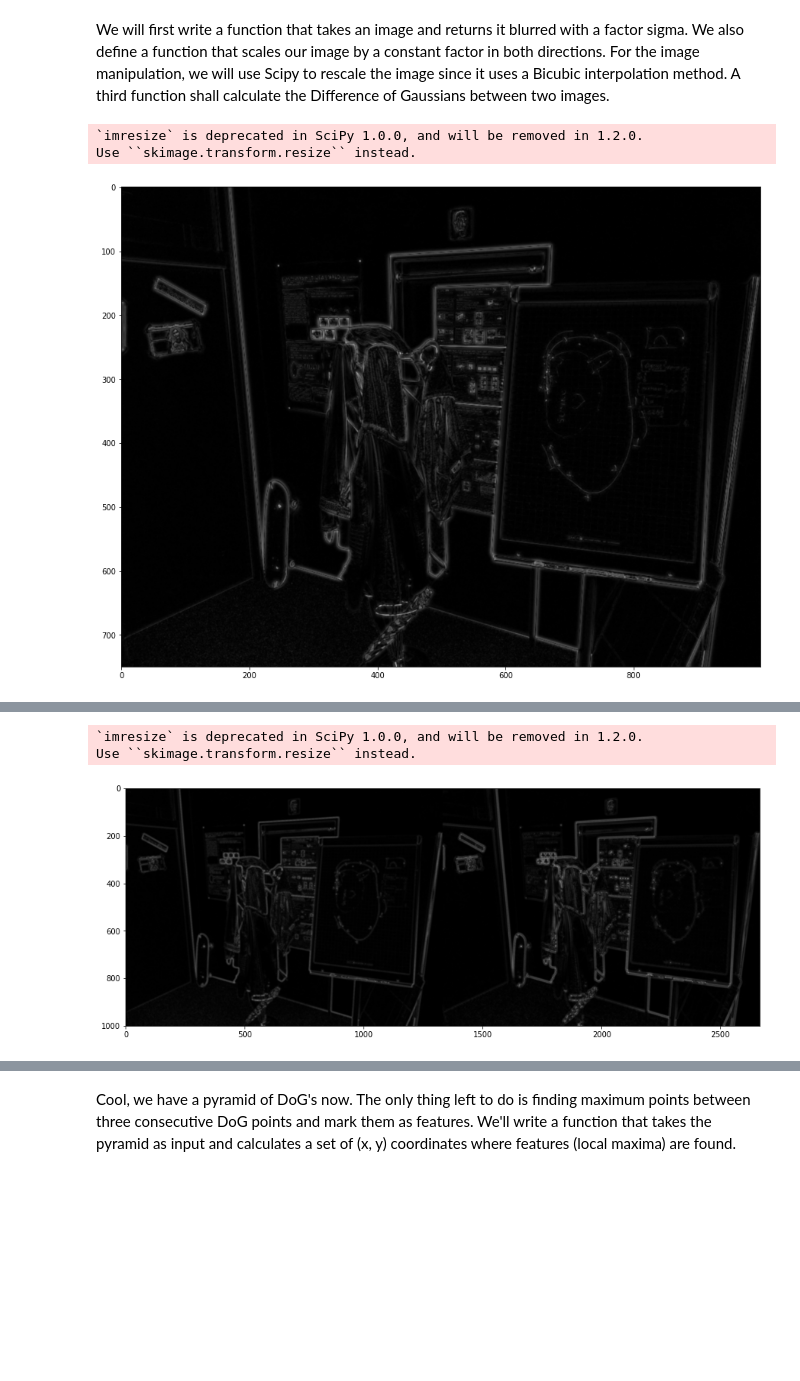
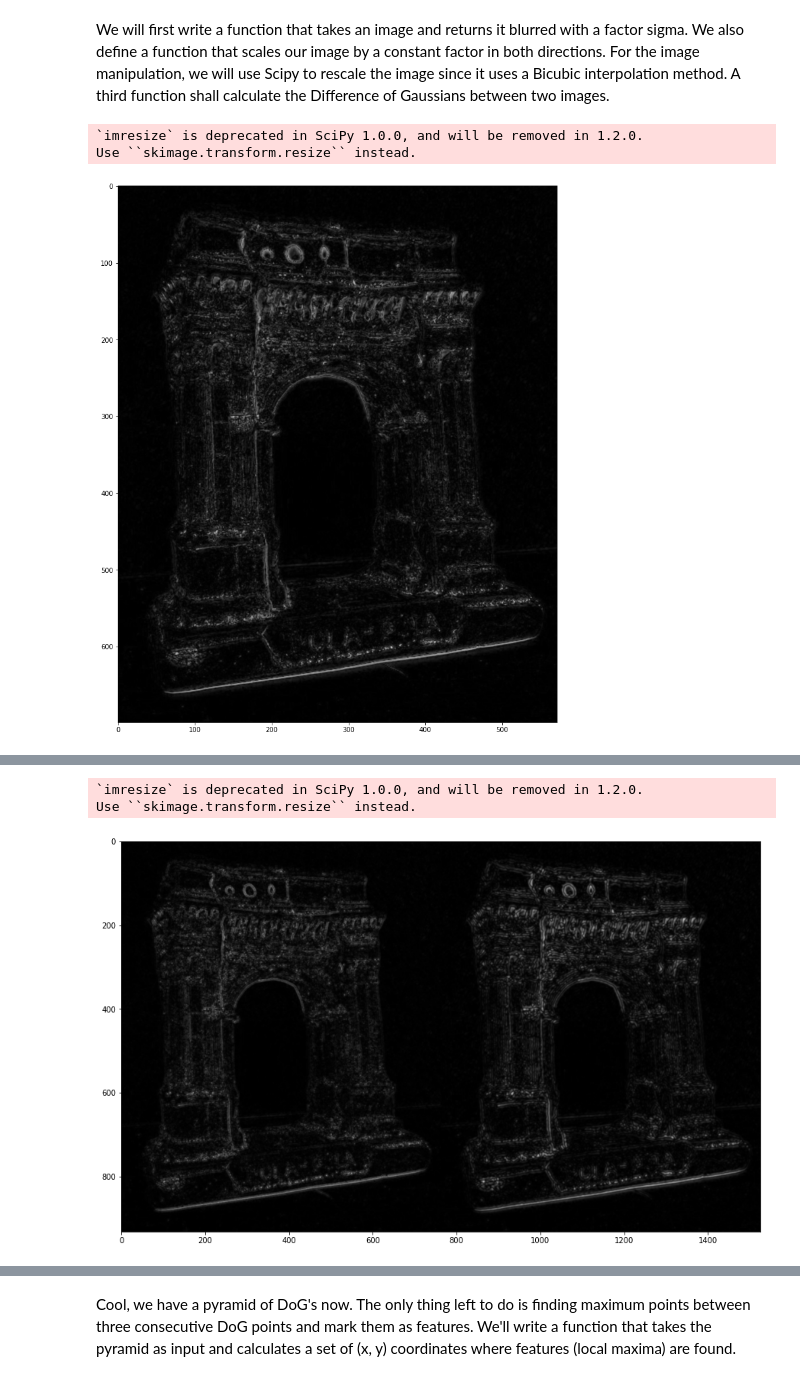
Before and after one commit to polygon-software/python-visual-odometry, a Jupyter notebook: Chapter 7 - Point Feature Description & Matching (FAST, SIFT, SURF).ipynb, the cells around one changed output, grey strips where cells are left out. Cells and saved outputs as stored; diff of their text form; code cells hidden in the pictures; blank space fills up the shorter version.

```diff
--- a/Chapter 7 - Point Feature Description & Matching (FAST, SIFT, SURF).ipynb
+++ b/Chapter 7 - Point Feature Description & Matching (FAST, SIFT, SURF).ipynb
@@ -142,13 +142,13 @@ from scipy.spatial.distance import euclidean
 n_scales = 3
 
 # Number of Octaves
-n_octaves = 5
+n_octaves = 3
 
 # Base sigma
 sigma = 1.6
 
 # Example image (since we have a greyscale image, reduce dimensionality down to 2)
-img = mpimg.imread('img/chapter_7/img_1.jpg')[:,:,0]
+img = mpimg.imread('img/chapter_7/harris_1.jpg')[:,:,0]
 img = np.array(img, dtype=np.float32) / 255
 plt.imshow(img, cmap='gray')
 plt.show()
@@ -216,7 +216,7 @@ plt.show()
 # %% [output]
 `imresize` is deprecated in SciPy 1.0.0, and will be removed in 1.2.0.
 Use ``skimage.transform.resize`` instead.
-[figure, old version]
+[figure, new version]
 # %% [markdown]
 Now we are ready to construct the pyramid of DoGs. Remember that we have specified to seek for 5 octaves, each with half the image size, and three scale levels per Octve, e.g. 5 DoG images per Octave, e.g. 6 input image scales per Octave.
 Seen from the other way around: Per octave, we start with 6 images blurred with different sigmas. We calculate the DoG between the subsequential ones, resulting in 5 DoGs. We then need three consecutive DoGs to extract a feature, so we are left with 3 feature scale levels.
@@ -228,6 +228,16 @@ We repeat this step 5 times for each octave.
 pylab.rcParams['figure.figsize'] = (15, 15)
 
 def computePyramid(img, n_octaves, n_scales, start_sigma=1.6, img_type=''):
+    """
+    Creates a pyramid with n octaves and m different filter scales per octave
+    :param np.ndarray img:     Input image that will be used to generate the pyramid
+    :param int n_octaves:      Number of octaves the pyramid shall have - height of pyramid
+    :param int n_scales:       How many images we shall have per octave - width of the pyramid
+    :param float start_sigma:  Sigma to use as a first value for filtering the scales
+    :param string img_type:    One of [''|'DoG'|'gradient'], defines the image type in the pyramid
+    :return:                   Pyramid with n_octaves*n_scales images of type img_type
+    :rtype: List<List<np.ndarray>>
+    """
 
     # Define empty list that will hold our octaves
     octaves = []
@@ -262,34 +272,34 @@ def computePyramid(img, n_octaves, n_scales, start_sigma=1.6, img_type=''):
             octaves.append(dogs)
 
         # If the user requested gradient images, calculate gradient magnitude and angle and use these 2 images
         if img_type == 'gradient':
             gradients = []
             for image in images:
                 h, w = images[0].shape
 
                 # Calculate x and y gradient
                 img_y, img_x = np.gradient(image)
 
                 # Create new 3D Image that will hold angle and magnitude
                 combined_gradient = np.zeros((h, w, 2))
 
                 # Store magnitude (arctan(y/x) in first dimention, magnitude (pythagoras) in second )
                 combined_gradient[:,:,0] = np.arctan(img_y / img_x)
                 combined_gradient[:,:,1] = np.sqrt(img_y**2 + img_x**2)
                 gradients.append(combined_gradient)
             octaves.append(gradients)
 
     return octaves
 
 # Calculate pyramid for input image with our defined number of octaves, scales and starting sigma
 dog_pyramid = computePyramid(img, n_octaves, n_scales, sigma, img_type='DoG')
 show_img = np.concatenate((dog_pyramid[0][0], dog_pyramid[0][n_scales-1]), axis=1)
 plt.imshow(show_img, cmap='gray', interpolation='bicubic')
 plt.show()
 # %% [output]
 `imresize` is deprecated in SciPy 1.0.0, and will be removed in 1.2.0.
 Use ``skimage.transform.resize`` instead.
-[figure, old version]
+[figure, new version]
 # %%
 pylab.rcParams['figure.figsize'] = (15, 15)
 
```
Also changed, not shown: parts of 8 cells of this notebook, 2 other files.
